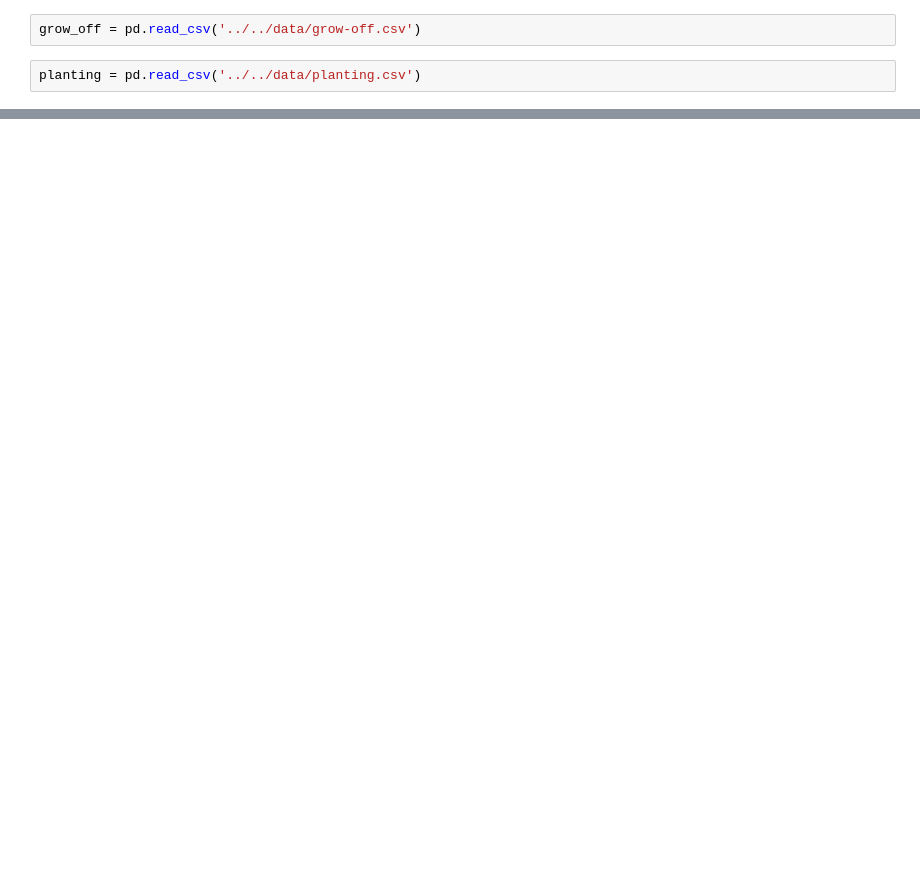
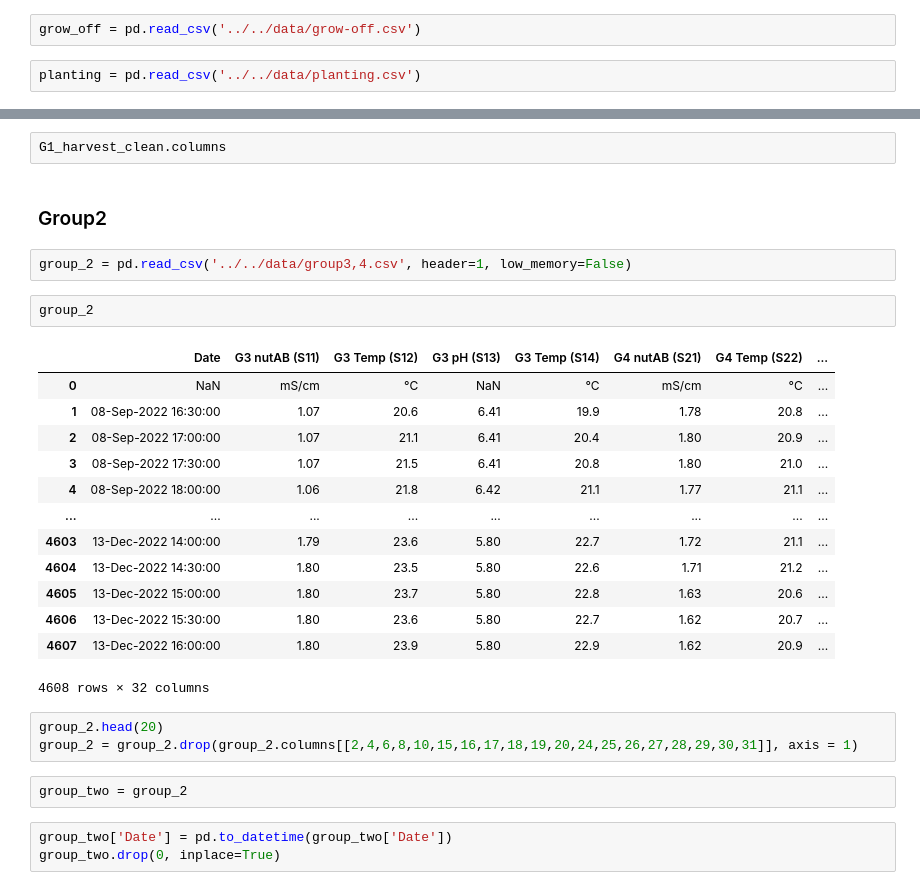
Before and after one commit to gidahuss/Aquaverti-Data-Analysis, a Jupyter notebook: notebooks/gida_eda.ipynb, the cells around one changed output, grey strips where cells are left out. Cells and saved outputs as stored; diff of their text form; blank space fills up the shorter version.

```diff
--- a/notebooks/gida_eda.ipynb
+++ b/notebooks/gida_eda.ipynb
@@ -134,0 +169,30 @@ memory usage: 13.0+ MB
+# %%
+G1_harvest_clean.columns
+# %% [markdown]
+### Group2
+# %%
+group_2 = pd.read_csv('../../data/group3,4.csv', header=1, low_memory=False)
+# %%
+group_2
+# %% [output]
+|  | Date | G3 nutAB (S11) | G3 Temp (S12) | G3 pH (S13) | G3 Temp (S14) | G4 nutAB (S21) | G4 Temp (S22) | ... |
+| 0 | NaN | mS/cm | °C | NaN | °C | mS/cm | °C | ... |
+| 1 | 08-Sep-2022 16:30:00 | 1.07 | 20.6 | 6.41 | 19.9 | 1.78 | 20.8 | ... |
+| 2 | 08-Sep-2022 17:00:00 | 1.07 | 21.1 | 6.41 | 20.4 | 1.80 | 20.9 | ... |
+| 3 | 08-Sep-2022 17:30:00 | 1.07 | 21.5 | 6.41 | 20.8 | 1.80 | 21.0 | ... |
+| 4 | 08-Sep-2022 18:00:00 | 1.06 | 21.8 | 6.42 | 21.1 | 1.77 | 21.1 | ... |
+| ... | ... | ... | ... | ... | ... | ... | ... | ... |
+| 4603 | 13-Dec-2022 14:00:00 | 1.79 | 23.6 | 5.80 | 22.7 | 1.72 | 21.1 | ... |
+| 4604 | 13-Dec-2022 14:30:00 | 1.80 | 23.5 | 5.80 | 22.6 | 1.71 | 21.2 | ... |
+| 4605 | 13-Dec-2022 15:00:00 | 1.80 | 23.7 | 5.80 | 22.8 | 1.63 | 20.6 | ... |
+| 4606 | 13-Dec-2022 15:30:00 | 1.80 | 23.6 | 5.80 | 22.7 | 1.62 | 20.7 | ... |
+| 4607 | 13-Dec-2022 16:00:00 | 1.80 | 23.9 | 5.80 | 22.9 | 1.62 | 20.9 | ... |
+4608 rows × 32 columns
+# %%
+group_2.head(20)
+group_2 = group_2.drop(group_2.columns[[2,4,6,8,10,15,16,17,18,19,20,24,25,26,27,28,29,30,31]], axis = 1)
+# %%
+group_two = group_2
+# %%
+group_two['Date'] = pd.to_datetime(group_two['Date'])
+group_two.drop(0, inplace=True)
```
Also changed, not shown: parts of 124 cells of this notebook.
